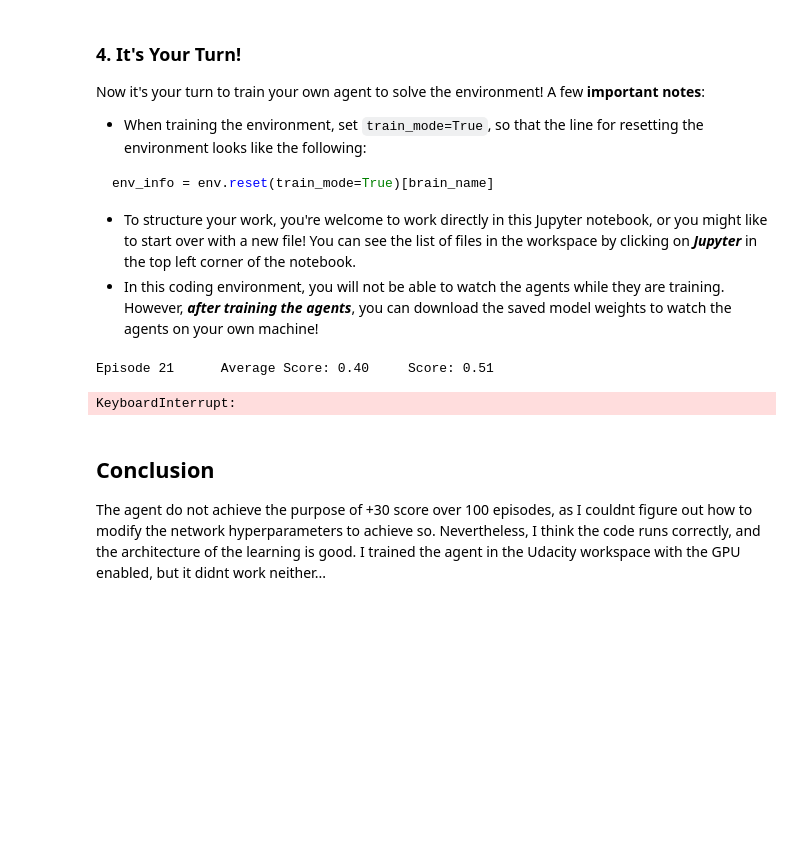
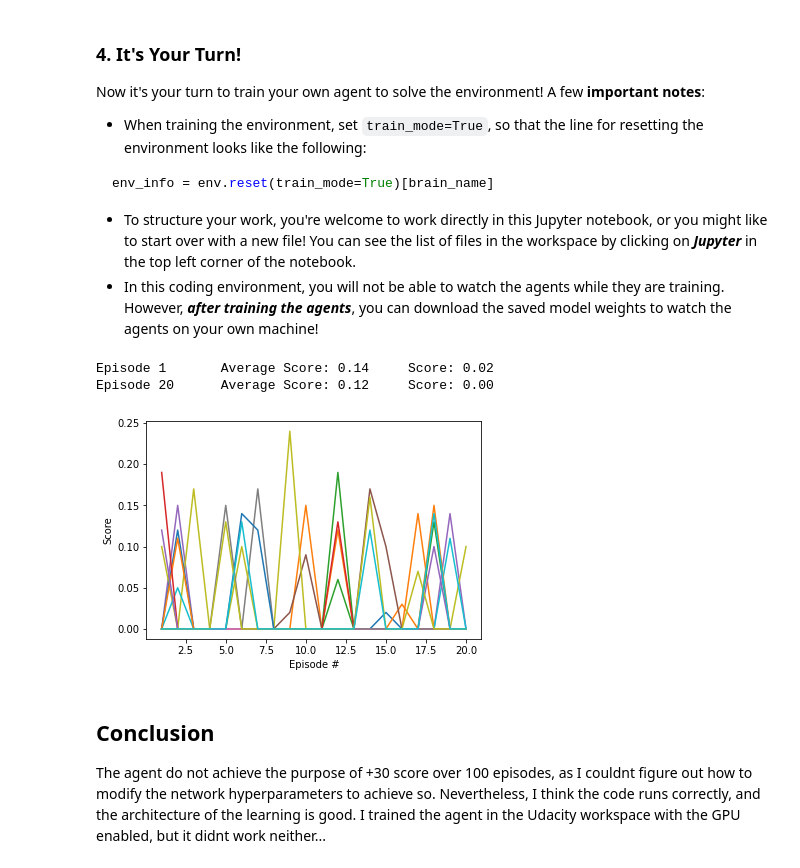
Before and after one commit to javitausia/ddpg-reacher-crawler, a Jupyter notebook: Continuous_Control.ipynb, the cells around one changed output. Cells and saved outputs as stored; diff of their text form; code cells hidden in the pictures; blank space fills up the shorter version.

```diff
--- a/Continuous_Control.ipynb
+++ b/Continuous_Control.ipynb
@@ -130,5 +131,5 @@ agent = Agent(state_size=len(env_info.vector_observations[0]),
 # %%
-def ddpg(n_episodes=100, max_t=800):
+def ddpg_one_agent(n_episodes=100, max_t=800):
     scores_deque = deque(maxlen=100)
     scores = []
     max_score = -np.Inf
@@ -155,23 +156,61 @@ def ddpg(n_episodes=100, max_t=800):
             torch.save(agent.critic_local.state_dict(), 'checkpoint_critic.pth')
             print('\rEpisode {}\tAverage Score: {:.2f}'.format(i_episode, np.mean(scores_deque)))
     return scores, agent
-
-scores, model = ddpg()
-
-# save model weights
-torch.save(agent.actor_local.state_dict(), 'checkpoint_actor.pth')
-torch.save(agent.critic_local.state_dict(), 'checkpoint_critic.pth')
-
-# plot results
-fig = plt.figure()
-ax = fig.add_subplot(111)
-plt.plot(np.arange(1, len(scores)+1), scores)
-plt.ylabel('Score')
-plt.xlabel('Episode #')
-plt.show()
-# %% [output]
-Episode 21      Average Score: 0.40     Score: 0.51
-KeyboardInterrupt:
+# %%
+def ddpg(n_episodes=20, max_t=20):
+    scores = np.zeros((n_episodes,num_agents)) # initialize the score (for each agent)
+    max_score = -np.Inf
+    for i_episode in range(1, n_episodes+1):
+        states = env_info = env.reset(train_mode=True)[brain_name].vector_observations
+        for agent in agents:
+            agent.reset()
+        scores[i_episode-1,:] = np.zeros(num_agents)
+        for t in range(max_t):
+            actions = []
+            for na, agent in enumerate(agents):
+                actions.append(agent.act(states[na]))          # select an action (for each agent)
+            actions = np.clip(actions, -1, 1)                  # all actions between -1 and 1
+            env_info = env.step(actions)[brain_name]           # send all actions to tne environment
+            next_states = env_info.vector_observations         # get next state (for each agent)
+            rewards = env_info.rewards                         # get reward (for each agent)
+            dones = env_info.local_done                        # see if episode finished
+            for na, agent in enumerate(agents):
+                agent.step(states[na], actions[na], rewards[na],
+                           next_states[na], dones[na])
+            states = next_states
+            scores[i_episode-1,:] += rewards
+            for done in dones:
+                if done:
+                    break
+        print('\rEpisode {}\tAverage Score: {:.2f}\tScore: {:.2f}'.format(i_episode,
+            np.nanmean(np.where(scores>0.01,scores,np.nan)),
+            np.mean(scores[i_episode-1,:])),
+              end="")
+        if i_episode-1 % 5 == 0:
+            # here we should save all the models...
+            torch.save(agent.actor_local.state_dict(), 'checkpoint_actor.pth')
+            torch.save(agent.critic_local.state_dict(), 'checkpoint_critic.pth')
+            print('\rEpisode {}\tAverage Score: {:.2f}'.format(i_episode,
+                np.nanmean(np.where(scores>0.01,scores,np.nan))))
+    return scores, agent
+
+scores, model = ddpg()
+
+# save model weights
+torch.save(agents[2].actor_local.state_dict(), 'checkpoint_actor.pth')
+torch.save(agents[3].critic_local.state_dict(), 'checkpoint_critic.pth')
+
+# plot results
+fig = plt.figure()
+ax = fig.add_subplot(111)
+plt.plot(np.arange(1, len(scores)+1), scores)
+plt.ylabel('Score')
+plt.xlabel('Episode #')
+plt.show()
+# %% [output]
+Episode 1       Average Score: 0.14     Score: 0.02
+Episode 20      Average Score: 0.12     Score: 0.00
+[figure, added]
 # %%
 env.close()
 # %% [markdown]
```
Also changed, not shown: parts of 4 cells of this notebook.
